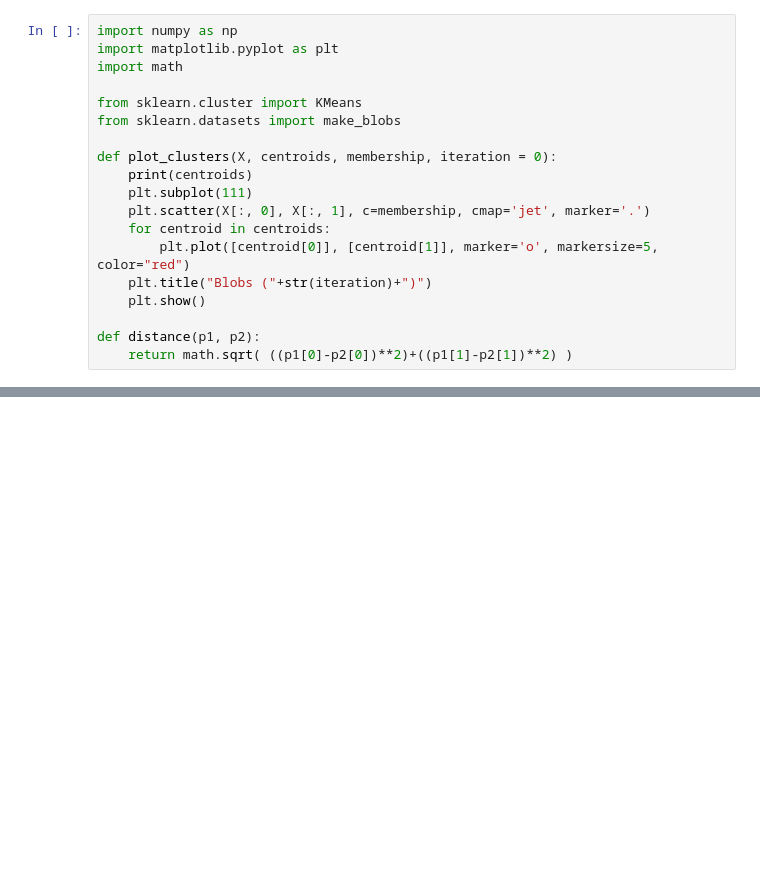
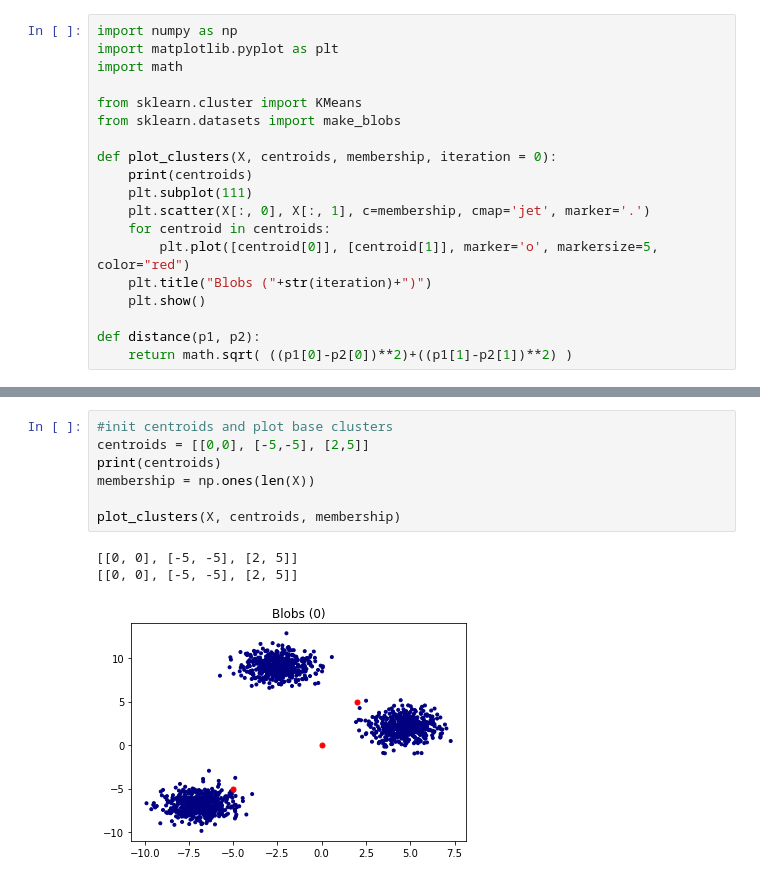
Before and after one commit to ignaciojvig/machine-learning-bootcamp, a Jupyter notebook: Atividades/Clustering/dummy_clustering_clean.ipynb, the cells around one changed output, grey strips where cells are left out. Cells and saved outputs as stored; diff of their text form; blank space fills up the shorter version.

Commit message:
Clustering

```diff
--- a/Atividades/Clustering/dummy_clustering_clean.ipynb
+++ b/Atividades/Clustering/dummy_clustering_clean.ipynb
@@ -42,0 +32,11 @@ def distance(p1, p2):
+# %%
+#init centroids and plot base clusters
+centroids = [[0,0], [-5,-5], [2,5]]
+print(centroids)
+membership = np.ones(len(X))
+
+plot_clusters(X, centroids, membership)
+# %% [output]
+[[0, 0], [-5, -5], [2, 5]]
+[[0, 0], [-5, -5], [2, 5]]
+[figure, added]
```
Also changed, not shown: parts of 9 cells of this notebook, 1 other file.
